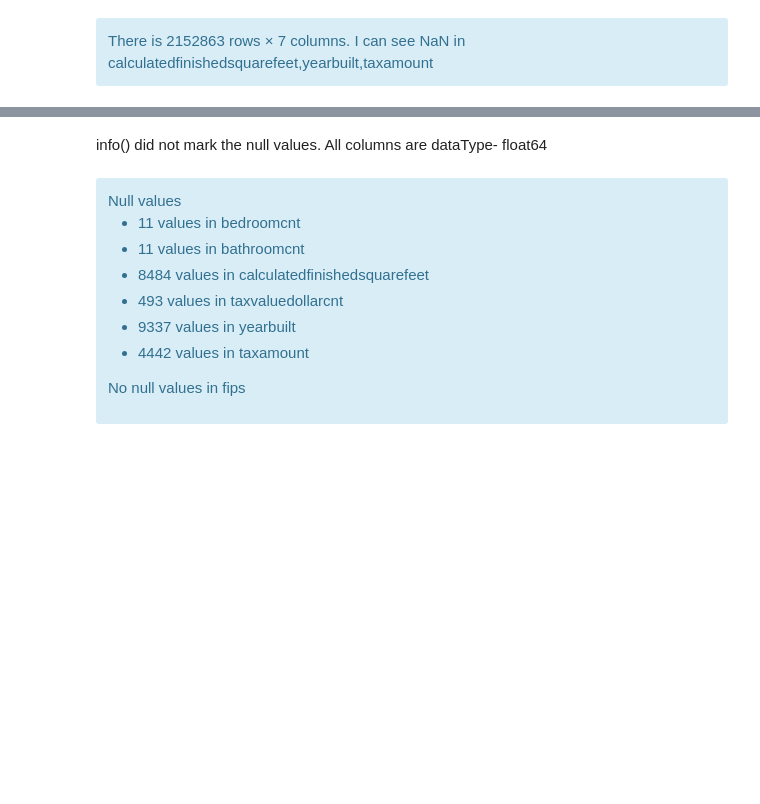
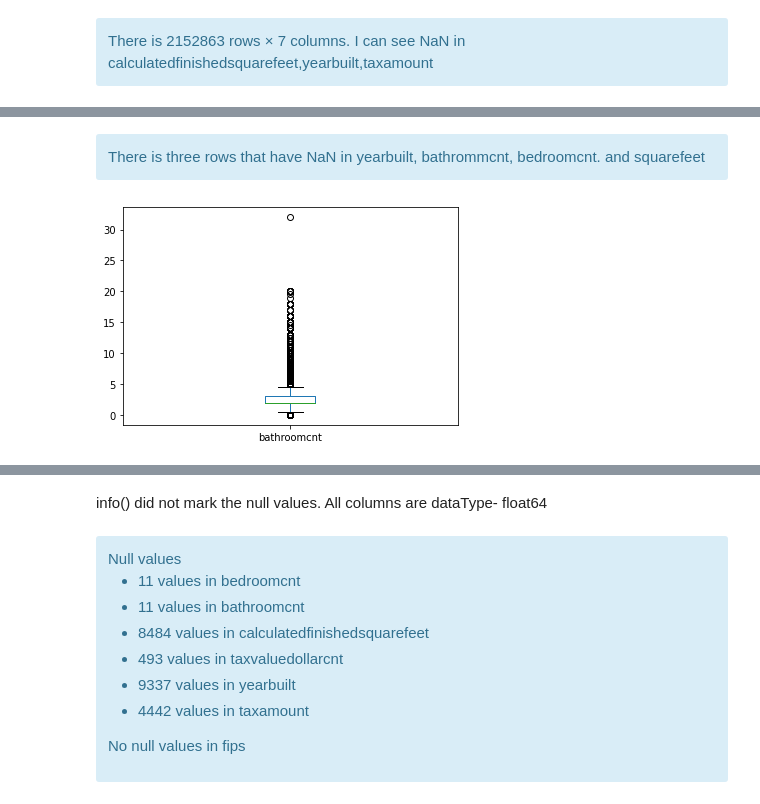
Before and after one commit to Yvette-Ibarra/regression-exercises, a Jupyter notebook: wrangle.ipynb, the cells around one changed output, grey strips where cells are left out. Saved outputs shown, nothing was run; the diff lists cells and outputs as text; code cells hidden in the pictures; blank space fills up the shorter version.

```diff
--- a/wrangle.ipynb
+++ b/wrangle.ipynb
@@ -46,0 +116,3 @@ df.info()
+# %% [markdown]
+<div class="alert alert-info">
+There is three rows that have NaN in yearbuilt, bathrommcnt, bedroomcnt. and squarefeet
@@ -46,0 +127,4 @@ df.info()
+# %%
+plot_boxplot(df,'bathroomcnt')
+# %% [output]
+[figure, added]
```
Also changed, not shown: parts of 17 cells of this notebook.
